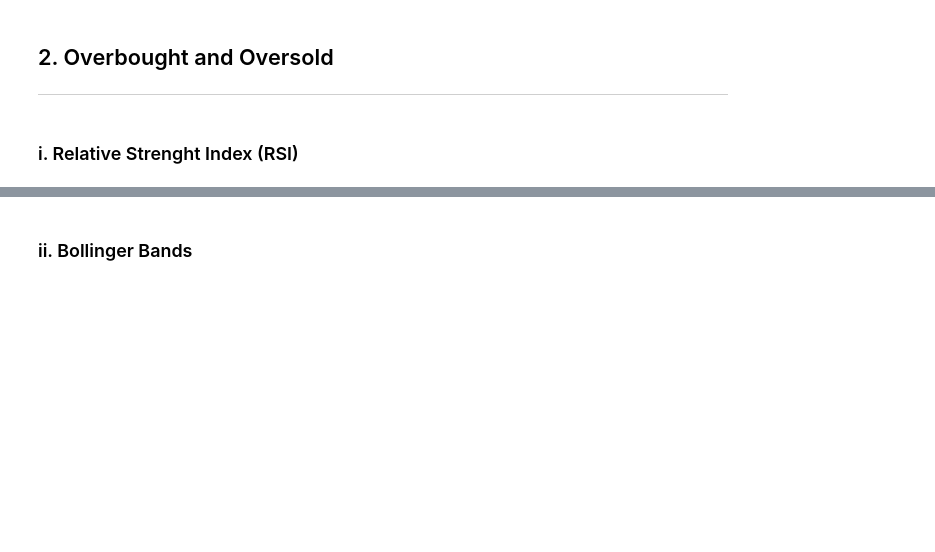
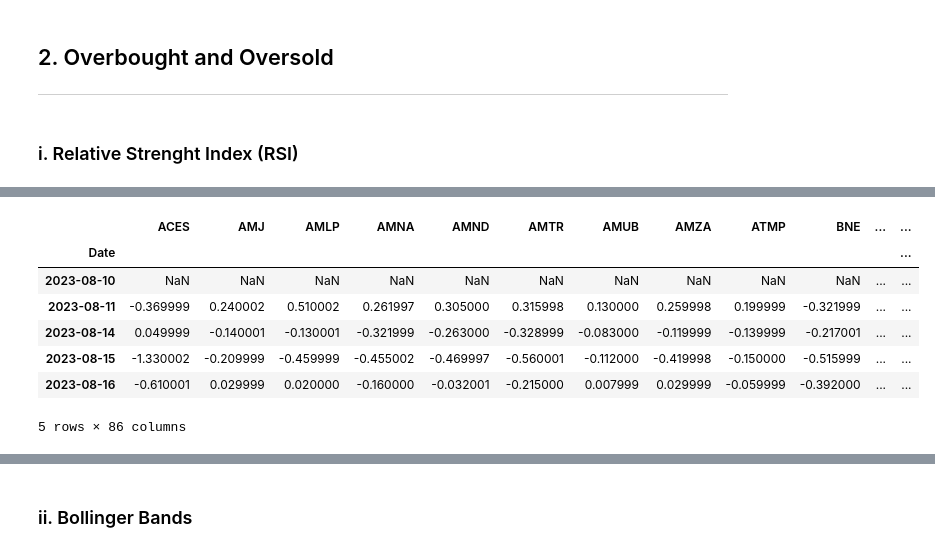
Before and after one commit to jusrojasrod/RelativePerformance, a Jupyter notebook: RenRel/test.ipynb, the cells around one changed output, grey strips where cells are left out. Drawn from its saved outputs; the diff is of its cells as text; code cells hidden in the pictures; blank space fills up the shorter version.

```diff
--- a/RenRel/test.ipynb
+++ b/RenRel/test.ipynb
@@ -133,0 +178,11 @@ days_ = 14
+# %%
+close_df.diff().head()
+# %% [output]
+|  | ACES | AMJ | AMLP | AMNA | AMND | AMTR | AMUB | AMZA | ATMP | BNE | ... | ... |
+| Date |  |  |  |  |  |  |  |  |  |  |  | ... |
+| 2023-08-10 | NaN | NaN | NaN | NaN | NaN | NaN | NaN | NaN | NaN | NaN | ... | ... |
+| 2023-08-11 | -0.369999 | 0.240002 | 0.510002 | 0.261997 | 0.305000 | 0.315998 | 0.130000 | 0.259998 | 0.199999 | -0.321999 | ... | ... |
+| 2023-08-14 | 0.049999 | -0.140001 | -0.130001 | -0.321999 | -0.263000 | -0.328999 | -0.083000 | -0.119999 | -0.139999 | -0.217001 | ... | ... |
+| 2023-08-15 | -1.330002 | -0.209999 | -0.459999 | -0.455002 | -0.469997 | -0.560001 | -0.112000 | -0.419998 | -0.150000 | -0.515999 | ... | ... |
+| 2023-08-16 | -0.610001 | 0.029999 | 0.020000 | -0.160000 | -0.032001 | -0.215000 | 0.007999 | 0.029999 | -0.059999 | -0.392000 | ... | ... |
+5 rows × 86 columns
```
Also changed, not shown: parts of 20 cells of this notebook, 1 other file.
